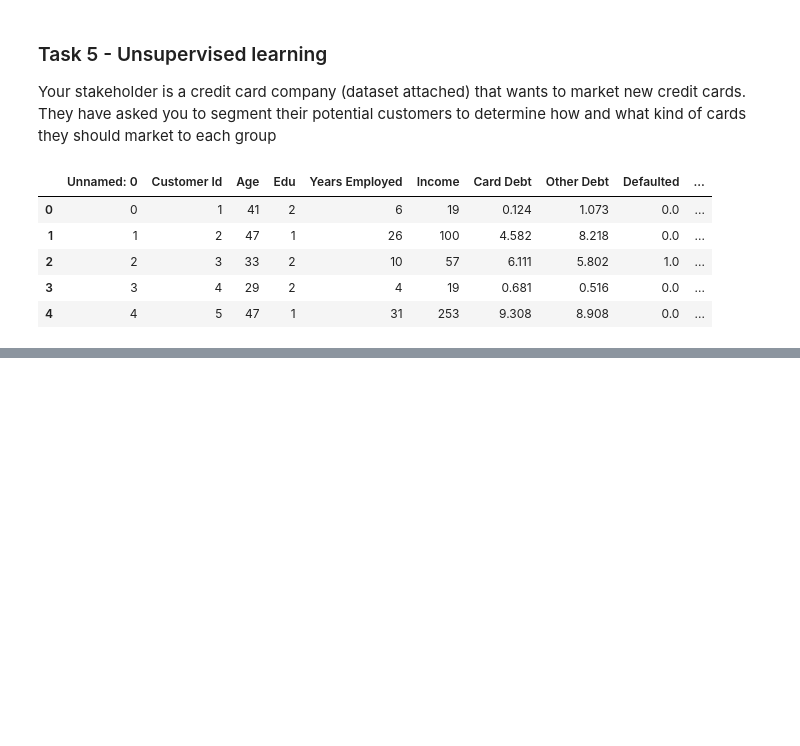
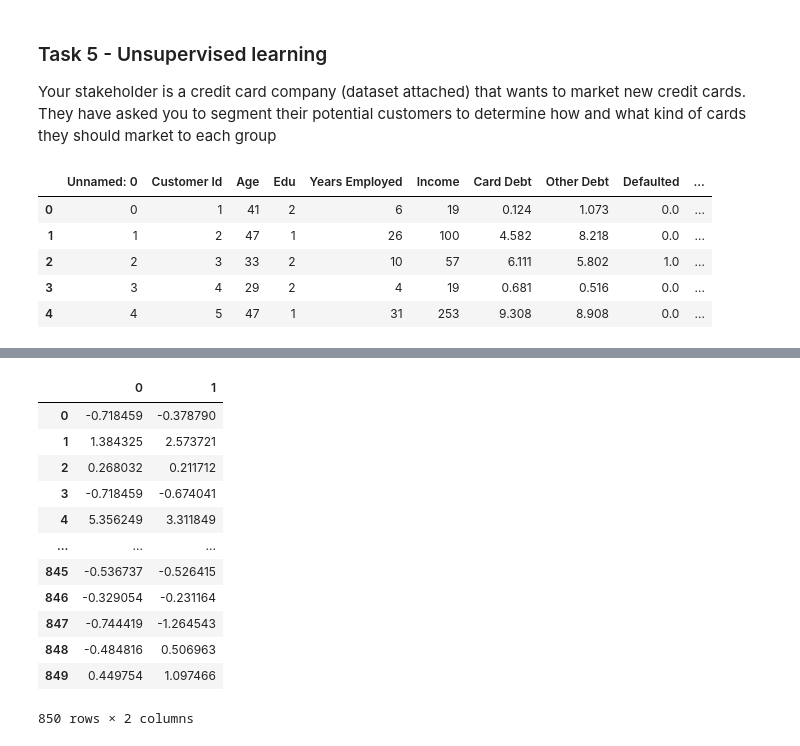
Before and after one commit to ayebaishmo/Loan_ML, a Jupyter notebook: Ayebazibwe_Ishmael.ipynb, the cells around one changed output, grey strips where cells are left out. Cells and saved outputs as stored; diff of their text form; code cells hidden in the pictures; blank space fills up the shorter version.

```diff
--- a/Ayebazibwe_Ishmael.ipynb
+++ b/Ayebazibwe_Ishmael.ipynb
@@ -1166,0 +1180,22 @@ df.shape
+# %%
+# The first step is to scale the data
+scaler = StandardScaler()
+scaled_df = scaler.fit_transform(df)
+# %%
+# I will display the scled data
+scaled_df = pd.DataFrame(scaled_df)
+scaled_df
+# %% [output]
+|  | 0 | 1 |
+| 0 | -0.718459 | -0.378790 |
+| 1 | 1.384325 | 2.573721 |
+| 2 | 0.268032 | 0.211712 |
+| 3 | -0.718459 | -0.674041 |
+| 4 | 5.356249 | 3.311849 |
+| ... | ... | ... |
+| 845 | -0.536737 | -0.526415 |
+| 846 | -0.329054 | -0.231164 |
+| 847 | -0.744419 | -1.264543 |
+| 848 | -0.484816 | 0.506963 |
+| 849 | 0.449754 | 1.097466 |
+850 rows × 2 columns
```
Also changed, not shown: parts of 6 cells of this notebook.
